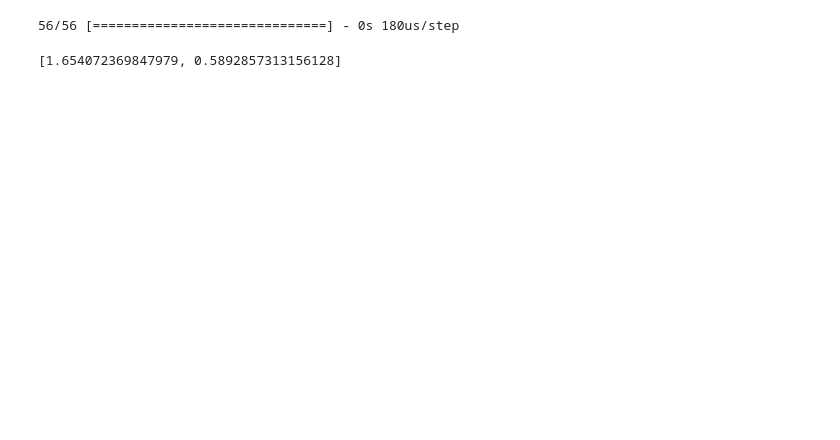
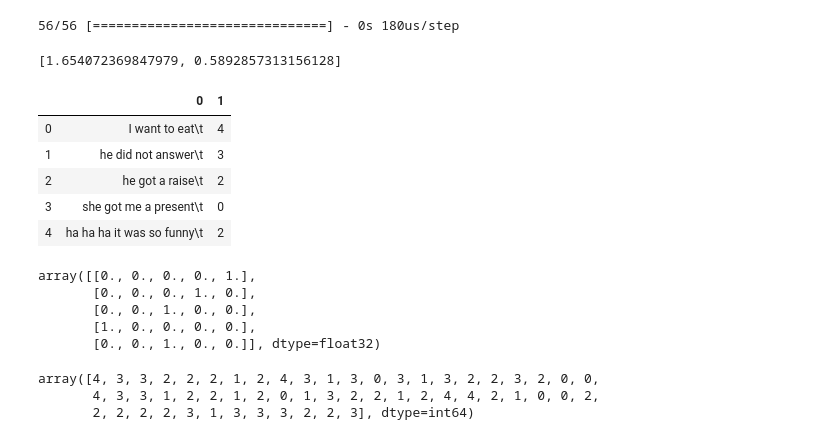
Before and after one commit to namankathuria1998/Emoji-Prediction, a Jupyter notebook: EMOJI PREDICTION.ipynb, the cells around one changed output. Drawn from its saved outputs; the diff is of its cells as text; code cells hidden in the pictures; blank space fills up the shorter version.

```diff
--- a/EMOJI PREDICTION.ipynb
+++ b/EMOJI PREDICTION.ipynb
@@ -195,3 +211,26 @@ model.evaluate(embedding_layer_output(Xtest),Ytest)
 # %%
 # for i in range(5):
 #     print(" ".join(Xtrain[i]))
+# %%
+dftest.head()
+# %% [output]
+|  | 0 | 1 |
+| 0 | I want to eat\t | 4 |
+| 1 | he did not answer\t | 3 |
+| 2 | he got a raise\t | 2 |
+| 3 | she got me a present\t | 0 |
+| 4 | ha ha ha it was so funny\t | 2 |
+# %%
+Ytest[:5]
+# %% [output]
+array([[0., 0., 0., 0., 1.],
+       [0., 0., 0., 1., 0.],
+       [0., 0., 1., 0., 0.],
+       [1., 0., 0., 0., 0.],
+       [0., 0., 1., 0., 0.]], dtype=float32)
+# %%
+Ypred
+# %% [output]
+array([4, 3, 3, 2, 2, 2, 1, 2, 4, 3, 1, 3, 0, 3, 1, 3, 2, 2, 3, 2, 0, 0,
+       4, 3, 3, 1, 2, 2, 1, 2, 0, 1, 3, 2, 2, 1, 2, 4, 4, 2, 1, 0, 0, 2,
+       2, 2, 2, 2, 3, 1, 3, 3, 3, 2, 2, 3], dtype=int64)
```
Also changed, not shown: parts of 9 cells of this notebook.
